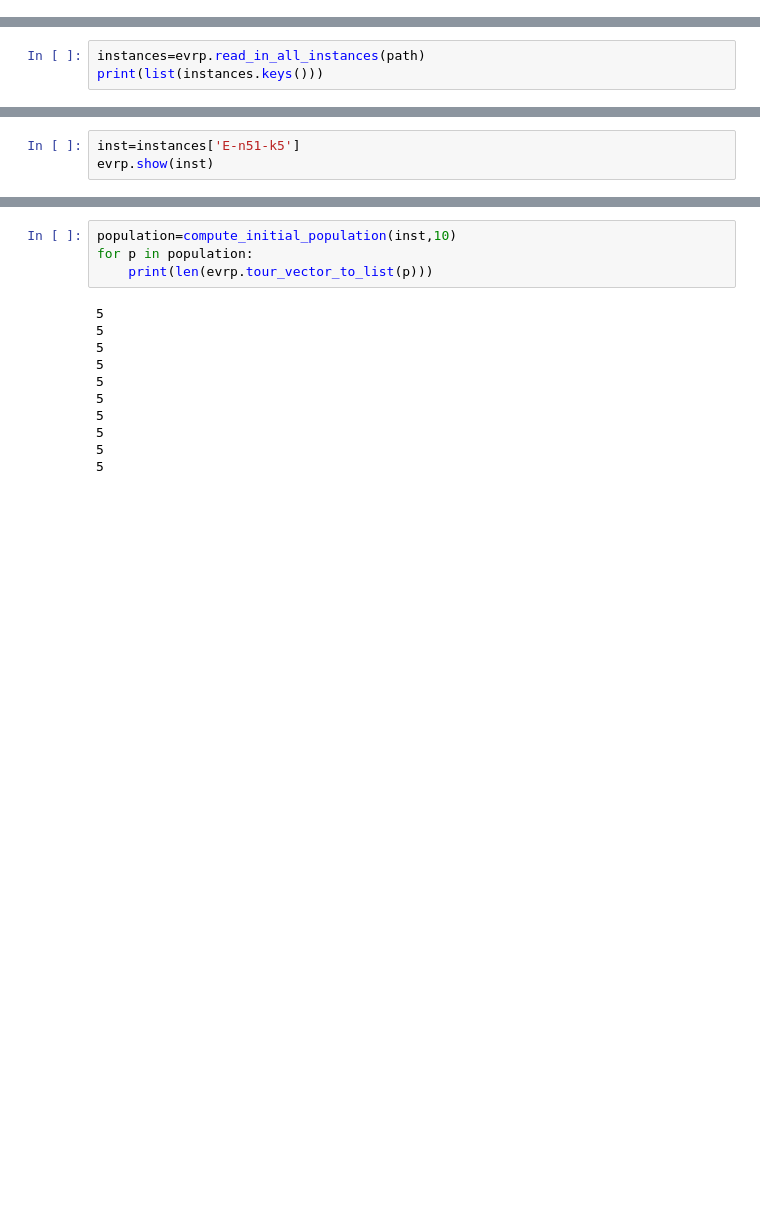
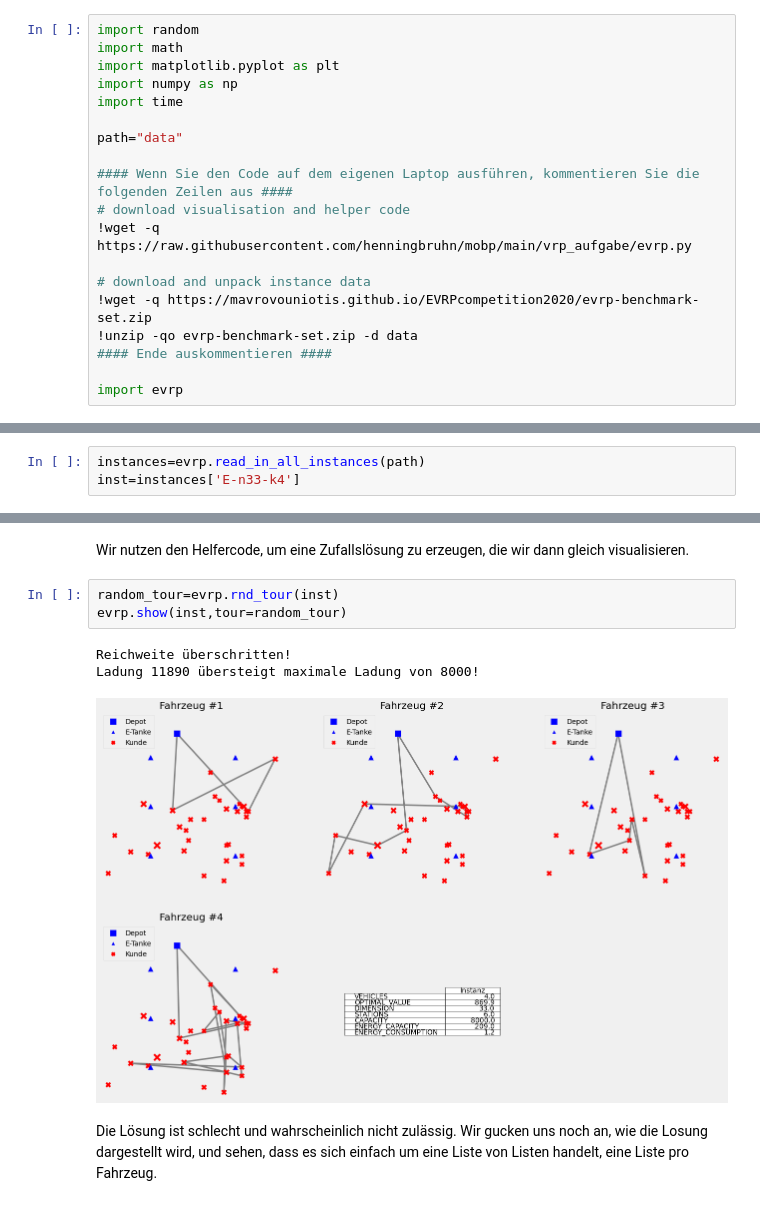
Before and after one commit to henningbruhn/mobp, a Jupyter notebook: vrp_aufgabe/evrp2.ipynb, the cells around one changed output, grey strips where cells are left out. Drawn from its saved outputs; the diff is of its cells as text; blank space fills up the shorter version.

```diff
--- a/vrp_aufgabe/evrp2.ipynb
+++ b/vrp_aufgabe/evrp2.ipynb
@@ -6,0 +14,19 @@ path="../evrp-benchmark-set/"
+# %%
+import random
+import math
+import matplotlib.pyplot as plt
+import numpy as np
+import time
+
+path="data"
+
+#### Wenn Sie den Code auf dem eigenen Laptop ausführen, kommentieren Sie die folgenden Zeilen aus ####
+# download visualisation and helper code
+!wget -q https://raw.githubusercontent.com/henningbruhn/mobp/main/vrp_aufgabe/evrp.py
+
+# download and unpack instance data
+!wget -q https://mavrovouniotis.github.io/EVRPcompetition2020/evrp-benchmark-set.zip
+!unzip -qo evrp-benchmark-set.zip -d data
+#### Ende auskommentieren ####
+
+import evrp
@@ -7,3 +35,3 @@ path="../evrp-benchmark-set/"
 # %%
 instances=evrp.read_in_all_instances(path)
-print(list(instances.keys()))
+inst=instances['E-n33-k4']
@@ -12,3 +37,0 @@ print(list(instances.keys()))
-# %%
-inst=instances['E-n51-k5']
-evrp.show(inst)
@@ -203,15 +38,11 @@ evrp.show(inst,tour=gen_tour)
-# %%
-population=compute_initial_population(inst,10)
-for p in population:
-    print(len(evrp.tour_vector_to_list(p)))
-# %% [output]
-5
-5
-5
-5
-5
-5
-5
-5
-5
-5
+# %% [markdown]
+Wir nutzen den Helfercode, um eine Zufallslösung zu erzeugen, die wir dann gleich visualisieren.
+# %%
+random_tour=evrp.rnd_tour(inst)
+evrp.show(inst,tour=random_tour)
+# %% [output]
+Reichweite überschritten!
+Ladung 11890 übersteigt maximale Ladung von 8000!
+[figure, added]
+# %% [markdown]
+Die Lösung ist schlecht und wahrscheinlich nicht zulässig. Wir gucken uns noch an, wie die Losung dargestellt wird, und sehen, dass es sich einfach um eine Liste von Listen handelt, eine Liste pro Fahrzeug.
```
Also changed, not shown: parts of 16 cells of this notebook, 3 other files.
